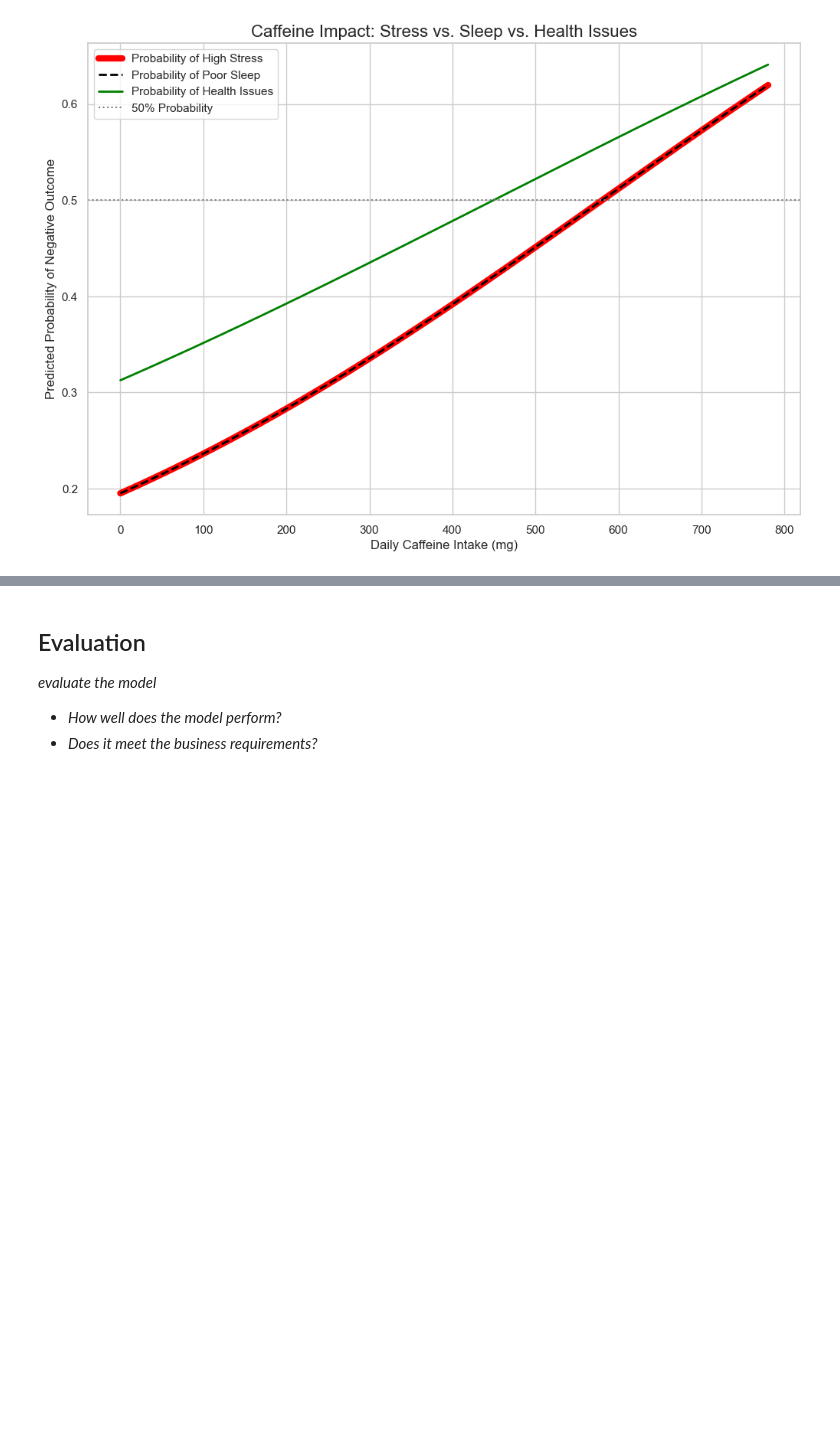
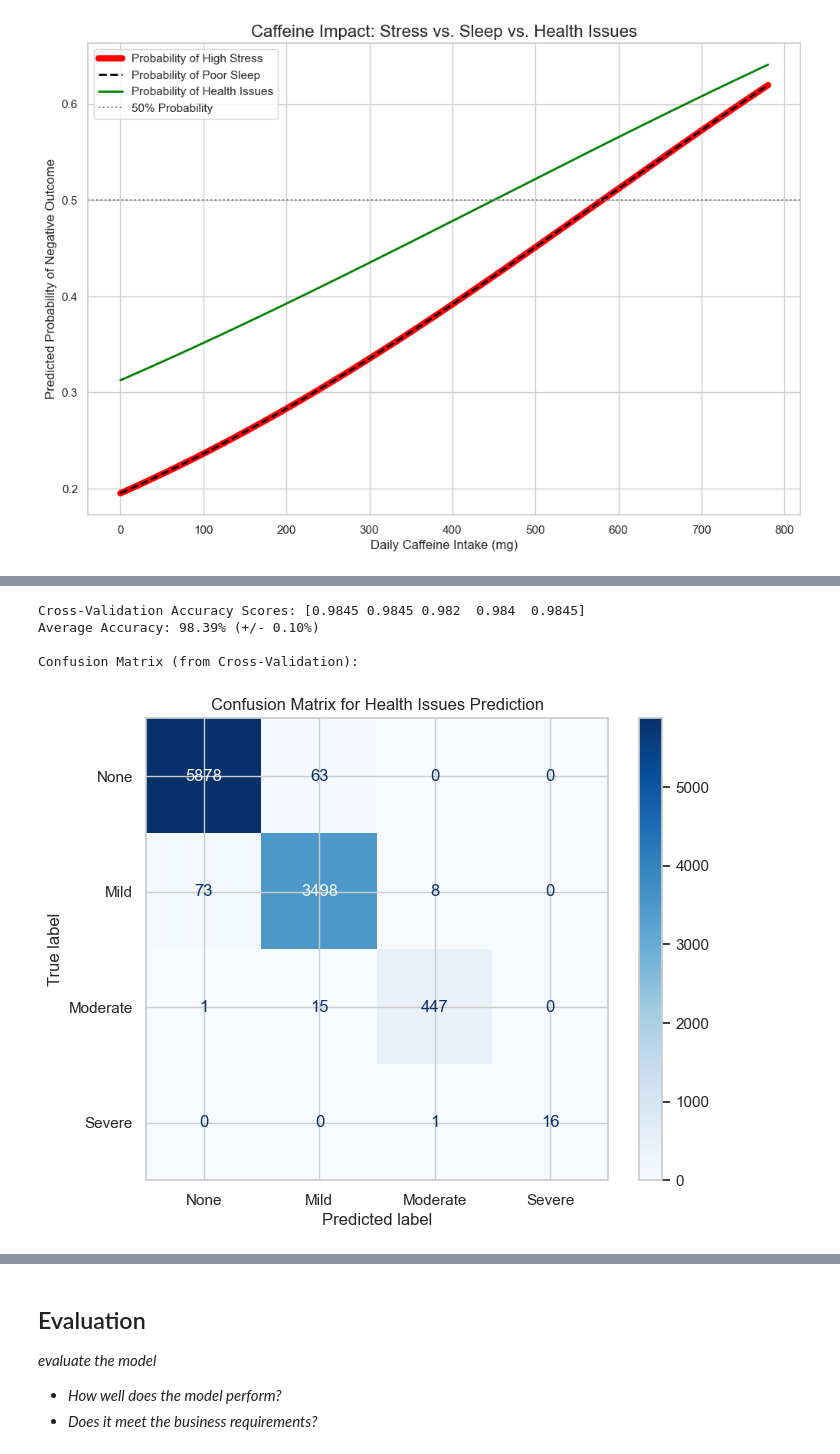
Before and after one commit to Itz-Ezu/DKKO_group6, a Jupyter notebook: coffee_project/hot_coffee.ipynb, the cells around one changed output, grey strips where cells are left out. Drawn from its saved outputs; the diff is of its cells as text; code cells hidden in the pictures; blank space fills up the shorter version.

```diff
--- a/coffee_project/hot_coffee.ipynb
+++ b/coffee_project/hot_coffee.ipynb
@@ -312,0 +361,16 @@ So within 10 cups of coffee (or 1-2 energetics) you are somehow safe and there i
+# %%
+# --- Define Features (X) and Target (y) ---
+features = ['Caffeine_mg', 'Sleep_Hours', 'Physical_Activity_Hours', 'Smoking', 'Alcohol_Consumption', 'Age', 'BMI']
+X = df[features]
+y = df['Health_Num']
+
+# --- Split data into training and testing sets ---
+X_train, X_test, y_train, y_test = train_test_split(X, y, test_size=0.3, random_state=42, stratify=y)
+
+# --- Initialize and train the Random Forest Classifier ---
+# n_estimators is the number of trees in the forest. 100 is a good starting point.
+# random_state ensures we get the same result every time we run the code.
+rf_classifier = RandomForestClassifier(n_estimators=100, random_state=42)
+rf_classifier.fit(X_train, y_train)
+
+print("Random Forest model has been trained.")
@@ -312,0 +385,33 @@ So within 10 cups of coffee (or 1-2 energetics) you are somehow safe and there i
+# %%
+# --- Set up the stratified cross-validation ---
+# n_splits=5 means we will create 5 folds
+# shuffle=True shuffles the data before splitting
+skf = StratifiedKFold(n_splits=5, shuffle=True, random_state=42)
+
+# --- Perform the cross-validation ---
+# This runs the entire process (split, train, test) 5 times
+scores = cross_val_score(rf_classifier, X, y, cv=skf, scoring='accuracy')
+
+# --- Print the results ---
+print(f"Cross-Validation Accuracy Scores: {scores}")
+print(f"Average Accuracy: {scores.mean():.2%} (+/- {scores.std():.2%})")
+
+# --- Generate predictions for the confusion matrix ---
+# This gets a single prediction for each data point from a model trained on a different fold
+y_pred_cv = cross_val_predict(rf_classifier, X, y, cv=skf)
+
+# --- Generate and display the confusion matrix from CV predictions ---
+print("\nConfusion Matrix (from Cross-Validation):")
+cm = confusion_matrix(y, y_pred_cv, labels=list(health_map.values()))
+disp = ConfusionMatrixDisplay(confusion_matrix=cm, display_labels=list(health_map.keys()))
+
+fig, ax = plt.subplots(figsize=(8, 6))
+disp.plot(ax=ax, cmap='Blues')
+plt.title('Confusion Matrix for Health Issues Prediction')
+plt.show()
+# %% [output]
+Cross-Validation Accuracy Scores: [0.9845 0.9845 0.982  0.984  0.9845]
+Average Accuracy: 98.39% (+/- 0.10%)
+
+Confusion Matrix (from Cross-Validation):
+[figure, added]
```
Also changed, not shown: parts of 15 cells of this notebook.
